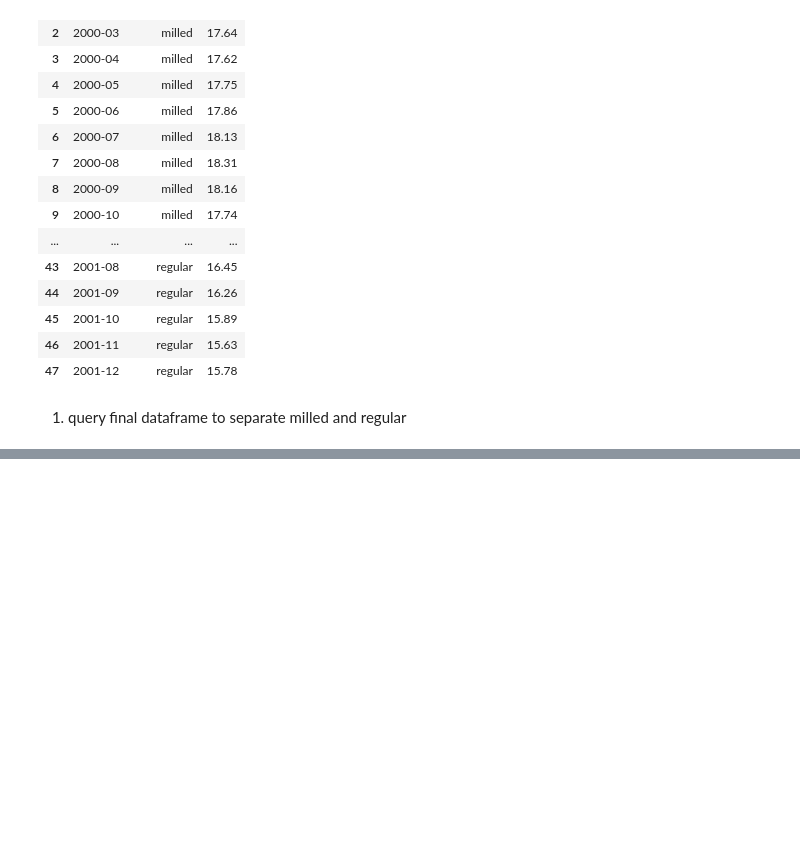
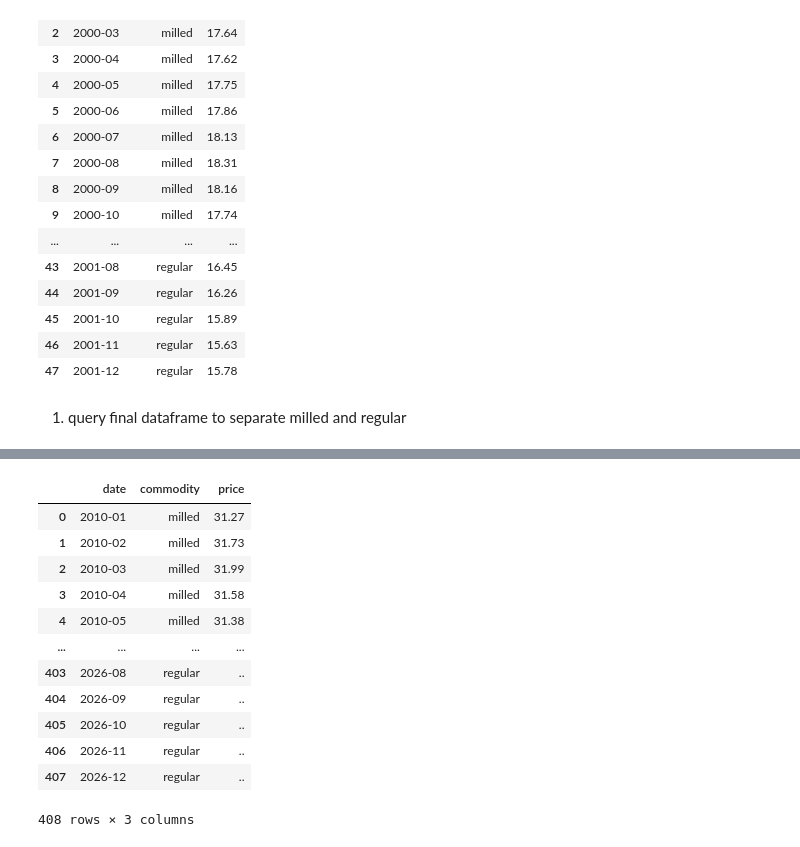
Before and after one commit to emmanresu/Thesis-Keras, a Jupyter notebook: prototype/requests_prototype.ipynb, the cells around one changed output, grey strips where cells are left out. Saved outputs shown, nothing was run; the diff lists cells and outputs as text; code cells hidden in the pictures; blank space fills up the shorter version.

Commit message:
added data query and engineered data to the 2nd part of wholesale price

```diff
--- a/prototype/requests_prototype.ipynb
+++ b/prototype/requests_prototype.ipynb
@@ -605,0 +628,32 @@ key_split
+# %%
+# months are zero based [0 -> January ... 11 -> December]
+convert_mnt = {'0': '01', '1': '02', '2': '03', '3': '04', '4': '05', '5': '06',
+                '6': '07', '7': '08', '8': '09', '9': '10', '10': '11', '11': '12'}
+
+key_split['month'] = key_split['month'].map(convert_mnt)
+# %%
+key_split["province"] = key_split["year"].str.cat(key_split["month"], sep='-')
+key_split = key_split.rename(columns={'province': 'date'})
+key_split = key_split.drop(columns=['year', 'month'])
+# %%
+price = pd.DataFrame(wsprice_2['values'].to_list(), index=wsprice_2.index)
+price.columns = ['price']
+# %%
+key_split = key_split.merge(price, on=key_split.index, how='left')
+key_split = key_split.drop(columns=['key_0'])
+# %%
+key_split
+# %% [output]
+|  | date | commodity | price |
+| 0 | 2010-01 | milled | 31.27 |
+| 1 | 2010-02 | milled | 31.73 |
+| 2 | 2010-03 | milled | 31.99 |
+| 3 | 2010-04 | milled | 31.58 |
+| 4 | 2010-05 | milled | 31.38 |
+| ... | ... | ... | ... |
+| 403 | 2026-08 | regular | .. |
+| 404 | 2026-09 | regular | .. |
+| 405 | 2026-10 | regular | .. |
+| 406 | 2026-11 | regular | .. |
+| 407 | 2026-12 | regular | .. |
+408 rows × 3 columns
```
Also changed, not shown: parts of 15 cells of this notebook.
